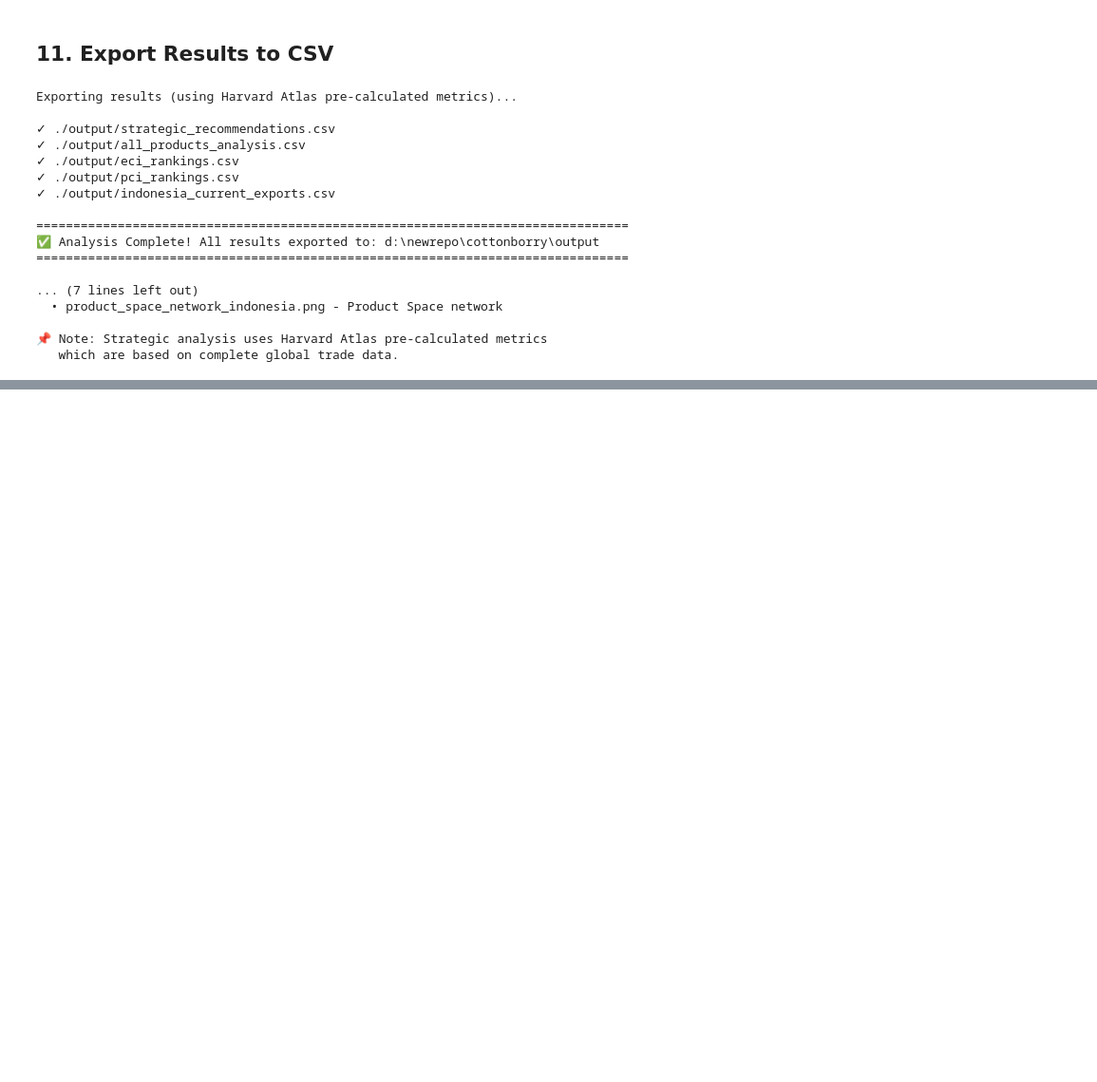
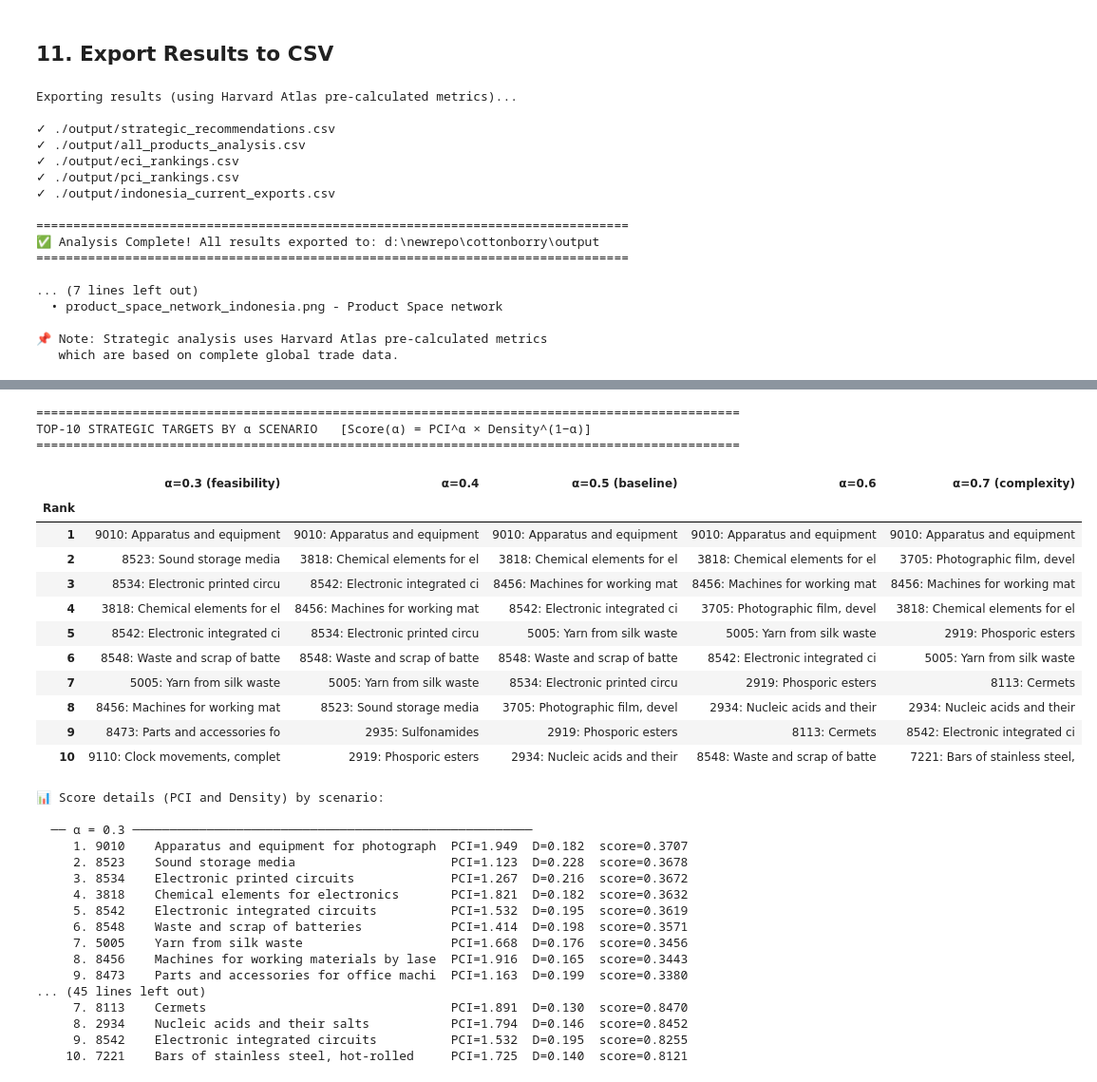
Before and after one commit to gutama/cottonborry, a Jupyter notebook: indonesia_economic_complexity_2024.ipynb, the cells around one changed output, grey strips where cells are left out. Shown at 95% size. Drawn from its saved outputs; the diff is of its cells as text; code cells hidden in the pictures; blank space fills up the shorter version.

```diff
--- a/indonesia_economic_complexity_2024.ipynb
+++ b/indonesia_economic_complexity_2024.ipynb
@@ -960,0 +1248,66 @@ Exporting results (using Harvard Atlas pre-calculated metrics)...
+# %%
+
+# ─── Summary Table: Top-10 per α scenario ────────────────────────────────────
+
+print("=" * 95)
+print("TOP-10 STRATEGIC TARGETS BY α SCENARIO   [Score(α) = PCI^α × Density^(1−α)]")
+print("=" * 95)
+
+# Wide table: rows = rank 1–10, columns = each α
+wide_cols = {}
+for alpha in ALPHAS:
+    label = {0.3: 'α=0.3 (feasibility)', 0.4: 'α=0.4', 0.5: 'α=0.5 (baseline)',
+             0.6: 'α=0.6', 0.7: 'α=0.7 (complexity)'}[alpha]
+    top10 = scenario_top10[alpha]
+    wide_cols[label] = [
+        f"{row['product_hs92_code']}: {str(row['product_name_short'])[:24]}"
+        for _, row in top10.iterrows()
+    ]
+
+wide_df = pd.DataFrame(wide_cols, index=range(1, 11))
+wide_df.index.name = 'Rank'
+display(wide_df)
+
+# Detailed numeric view per scenario
+print("\n📊 Score details (PCI and Density) by scenario:")
+for alpha in ALPHAS:
+    top10 = scenario_top10[alpha]
+    col = f'score_a{alpha:.1f}'
+    print(f"\n  ── α = {alpha} ──────────────────────────────────────────────────────")
+    for rank, row in top10.iterrows():
+        name = str(row['product_name_short'])[:38]
+        print(f"    {rank:2}. {row['product_hs92_code']:6s}  {name:<38s}  "
+              f"PCI={row['pci']:.3f}  D={row['density']:.3f}  score={row[col]:.4f}")
+# %% [output]
+===============================================================================================
+TOP-10 STRATEGIC TARGETS BY α SCENARIO   [Score(α) = PCI^α × Density^(1−α)]
+===============================================================================================
+|  | α=0.3 (feasibility) | α=0.4 | α=0.5 (baseline) | α=0.6 | α=0.7 (complexity) |
+| Rank |  |  |  |  |  |
+| 1 | 9010: Apparatus and equipment | 9010: Apparatus and equipment | 9010: Apparatus and equipment | 9010: Apparatus and equipment | 9010: Apparatus and equipment |
+| 2 | 8523: Sound storage media | 3818: Chemical elements for el | 3818: Chemical elements for el | 3818: Chemical elements for el | 3705: Photographic film, devel |
+| 3 | 8534: Electronic printed circu | 8542: Electronic integrated ci | 8456: Machines for working mat | 8456: Machines for working mat | 8456: Machines for working mat |
+| 4 | 3818: Chemical elements for el | 8456: Machines for working mat | 8542: Electronic integrated ci | 3705: Photographic film, devel | 3818: Chemical elements for el |
+| 5 | 8542: Electronic integrated ci | 8534: Electronic printed circu | 5005: Yarn from silk waste | 5005: Yarn from silk waste | 2919: Phosporic esters |
+| 6 | 8548: Waste and scrap of batte | 8548: Waste and scrap of batte | 8548: Waste and scrap of batte | 8542: Electronic integrated ci | 5005: Yarn from silk waste |
+| 7 | 5005: Yarn from silk waste | 5005: Yarn from silk waste | 8534: Electronic printed circu | 2919: Phosporic esters | 8113: Cermets |
+| 8 | 8456: Machines for working mat | 8523: Sound storage media | 3705: Photographic film, devel | 2934: Nucleic acids and their | 2934: Nucleic acids and their |
+| 9 | 8473: Parts and accessories fo | 2935: Sulfonamides | 2919: Phosporic esters | 8113: Cermets | 8542: Electronic integrated ci |
+| 10 | 9110: Clock movements, complet | 2919: Phosporic esters | 2934: Nucleic acids and their | 8548: Waste and scrap of batte | 7221: Bars of stainless steel, |
+📊 Score details (PCI and Density) by scenario:
+
+  ── α = 0.3 ──────────────────────────────────────────────────────
+     1. 9010    Apparatus and equipment for photograph  PCI=1.949  D=0.182  score=0.3707
+     2. 8523    Sound storage media                     PCI=1.123  D=0.228  score=0.3678
+     3. 8534    Electronic printed circuits             PCI=1.267  D=0.216  score=0.3672
+     4. 3818    Chemical elements for electronics       PCI=1.821  D=0.182  score=0.3632
+     5. 8542    Electronic integrated circuits          PCI=1.532  D=0.195  score=0.3619
+     6. 8548    Waste and scrap of batteries            PCI=1.414  D=0.198  score=0.3571
+     7. 5005    Yarn from silk waste                    PCI=1.668  D=0.176  score=0.3456
+     8. 8456    Machines for working materials by lase  PCI=1.916  D=0.165  score=0.3443
+     9. 8473    Parts and accessories for office machi  PCI=1.163  D=0.199  score=0.3380
+... (45 lines left out)
+     7. 8113    Cermets                                 PCI=1.891  D=0.130  score=0.8470
+     8. 2934    Nucleic acids and their salts           PCI=1.794  D=0.146  score=0.8452
+     9. 8542    Electronic integrated circuits          PCI=1.532  D=0.195  score=0.8255
+    10. 7221    Bars of stainless steel, hot-rolled     PCI=1.725  D=0.140  score=0.8121
```
Also changed, not shown: parts of 5 cells of this notebook, 4 other files.
